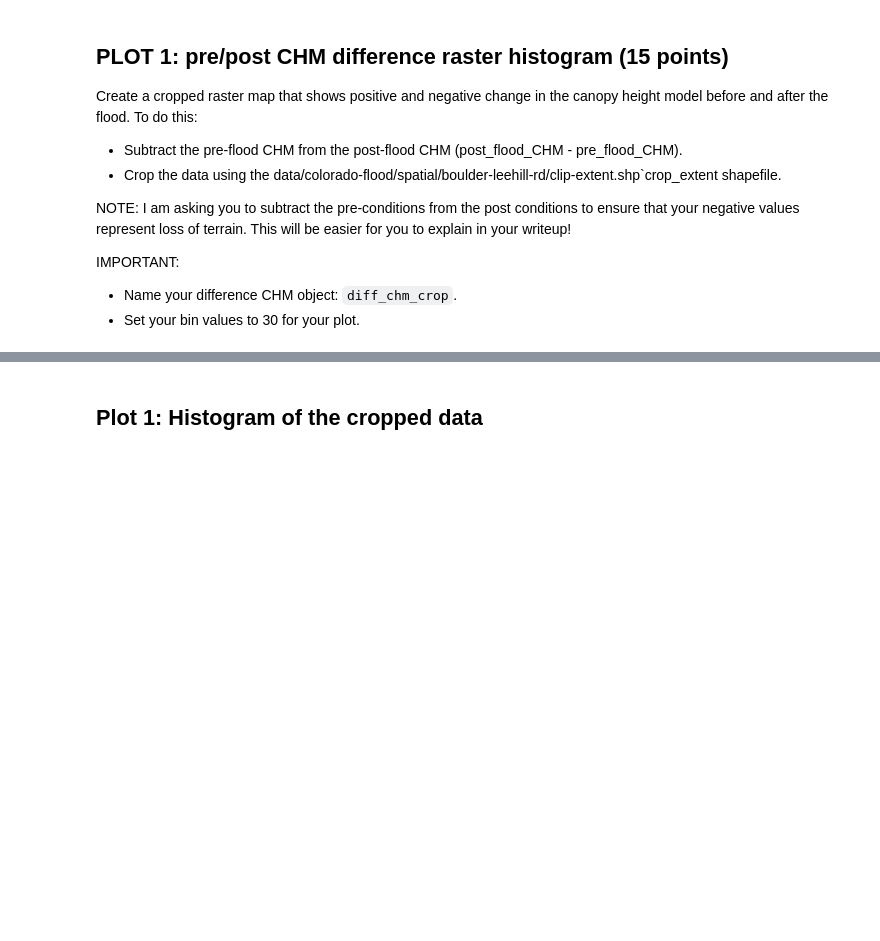
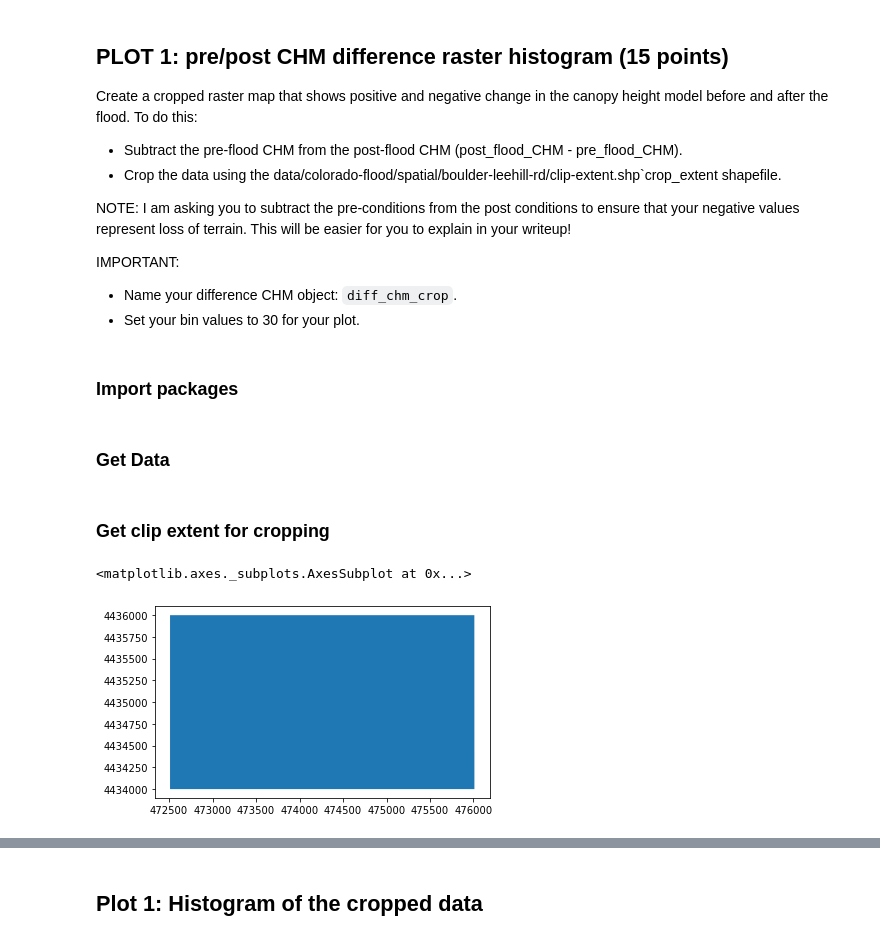
Before and after one commit to earthlab-education/ea-python-2020-02-lidar-raster-template, a Jupyter notebook: ea-python-2020-02-lidar-raster-hw.ipynb, the cells around one changed output, grey strips where cells are left out. Drawn from its saved outputs; the diff is of its cells as text; code cells hidden in the pictures; blank space fills up the shorter version.

Commit message:
homework 2 on lidar data

```diff
--- a/ea-python-2020-02-lidar-raster-hw.ipynb
+++ b/ea-python-2020-02-lidar-raster-hw.ipynb
@@ -63,6 +63,8 @@ NOTE: I am asking you to subtract the pre-conditions from the post conditions to
 IMPORTANT:
 * Name your difference CHM object: `diff_chm_crop`.
 * Set your bin values to 30 for your plot.
+# %% [markdown]
+### Import packages
 # %%
 # Import libraries here - be sure to only list packaged used in this assignment
 # Use pep 8 guidelines for the package order. 10 points total for imports + pep 8 throughout
@@ -71,0 +88,28 @@ raise NotImplementedError()
+# %% [markdown]
+### Get Data
+# %%
+# Get the spatial data
+os.chdir(os.path.join(et.io.HOME, "earth-analytics" ))
+et.data.get_data("colorado-flood")
+
+#Relative path to subfolder
+data_path = os.path.join("data", "colorado-flood", "spatial", "boulder-leehill-rd")
+
+#Relative path to tif files
+pre_dsm_path = os.path.join(data_path, "pre-flood", "lidar", "pre_DSM.tif")
+pre_dtm_path = os.path.join(data_path, "pre-flood", "lidar", "pre_DTM.tif")
+
+post_dsm_path = os.path.join(data_path, "post-flood", "lidar", "post_DTM.tif")
+post_dtm_path = os.path.join(data_path, "post-flood", "lidar", "post_DTM.tif")
+# %% [markdown]
+### Get clip extent for cropping
+# %%
+# Read in clip extent from path to use on each tif
+clip_extent_path = os.path.join(data_path, "clip-extent.shp")
+clip_extent_path
+
+crop_extent = gdp.read_file(clip_extent_path)
+crop_extent.plot()
+# %% [output]
+<matplotlib.axes._subplots.AxesSubplot at 0x...>
+[figure, added]
```
Also changed, not shown: parts of 21 cells of this notebook.
